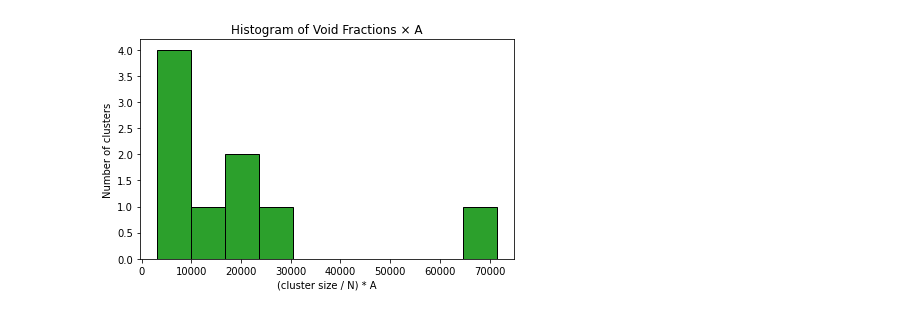
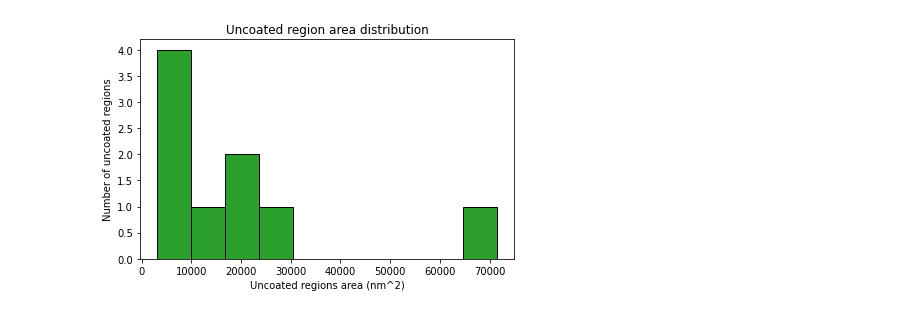
Before and after one commit to mauribo2/Coatings, a Jupyter notebook: coating.ipynb, the cells around one changed output. Cells and saved outputs as stored; diff of their text form; code cells hidden in the pictures.

```diff
--- a/coating.ipynb
+++ b/coating.ipynb
@@ -92,33 +94,34 @@ Number of clusters found: 9
 # %%
 # 5) Compute area factor A and cluster fractions
 A = (np.max(x)-np.min(x)) * (np.max(y)-np.min(y))
 frac_vals = []
 for lbl in unique_labels:
     if lbl == -1:
         continue
     size = np.sum(labels == lbl)
     frac_vals.append((size / N) * A)
 frac_vals = np.array(frac_vals)
 
 # Histogram of (cluster_size/N) * A
 nb = 10
 f_hist, f_bins = np.histogram(frac_vals, bins=nb)
 f_centers = (f_bins[:-1] + f_bins[1:]) / 2
 
 # Save voids histogram
-np.savetxt("voids.txt",
+np.savetxt("uncoated.txt",
            np.column_stack((f_centers, f_hist)),
-           header="(cluster_size/N)*A count", comments='')
+           header="(Uncoated area count", comments='')
 
 # Plot voids histogram
 plt.figure(figsize=(6,4))
 plt.bar(f_centers, f_hist,
         width=(f_bins[1]-f_bins[0]),
         color='C2', edgecolor='black')
-plt.xlabel("(cluster size / N) * A")
-plt.ylabel("Number of clusters")
-plt.title("Histogram of Void Fractions × A")
+plt.xlabel("Uncoated regions area (nm^2)")
+plt.ylabel("Number of uncoated regions")
+plt.title("Uncoated region area distribution")
 plt.tight_layout()
+plt.savefig("Uncoated_areas_histogram.tiff", dpi=300)
 plt.show()
 # %% [output]
-[figure, old version]
+[figure, new version]
```
Also changed, not shown: parts of 3 cells of this notebook.
